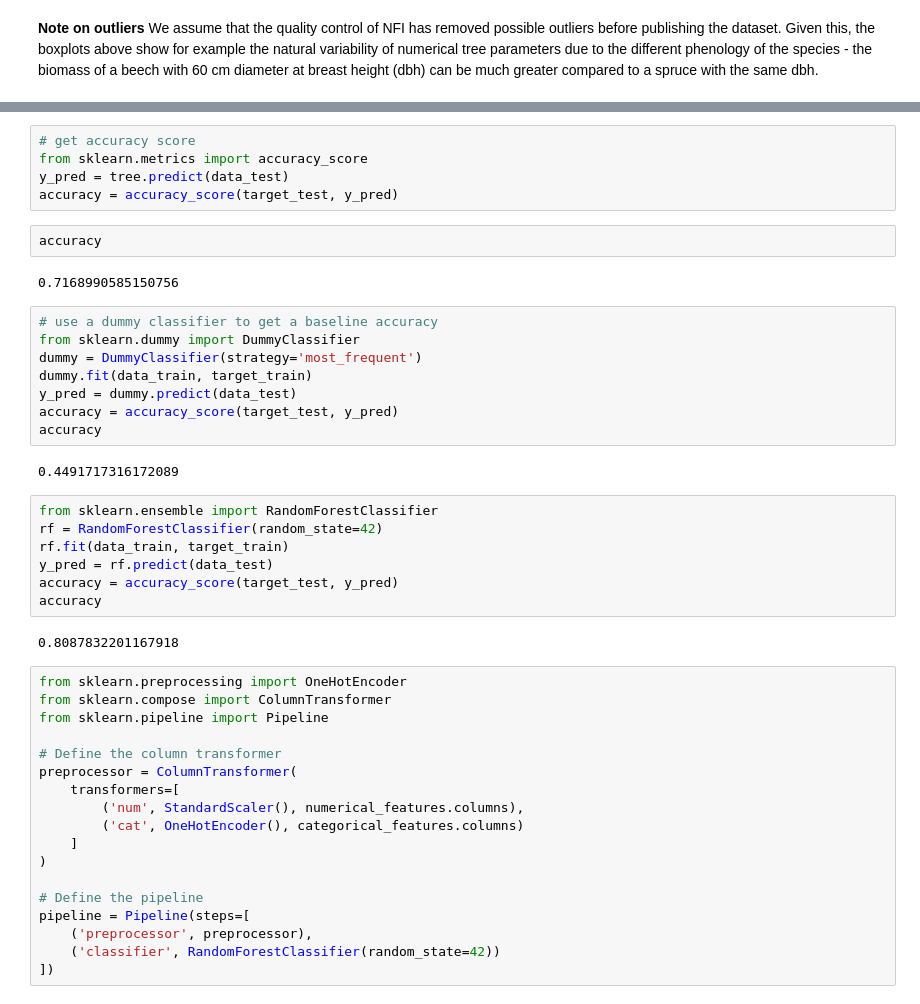
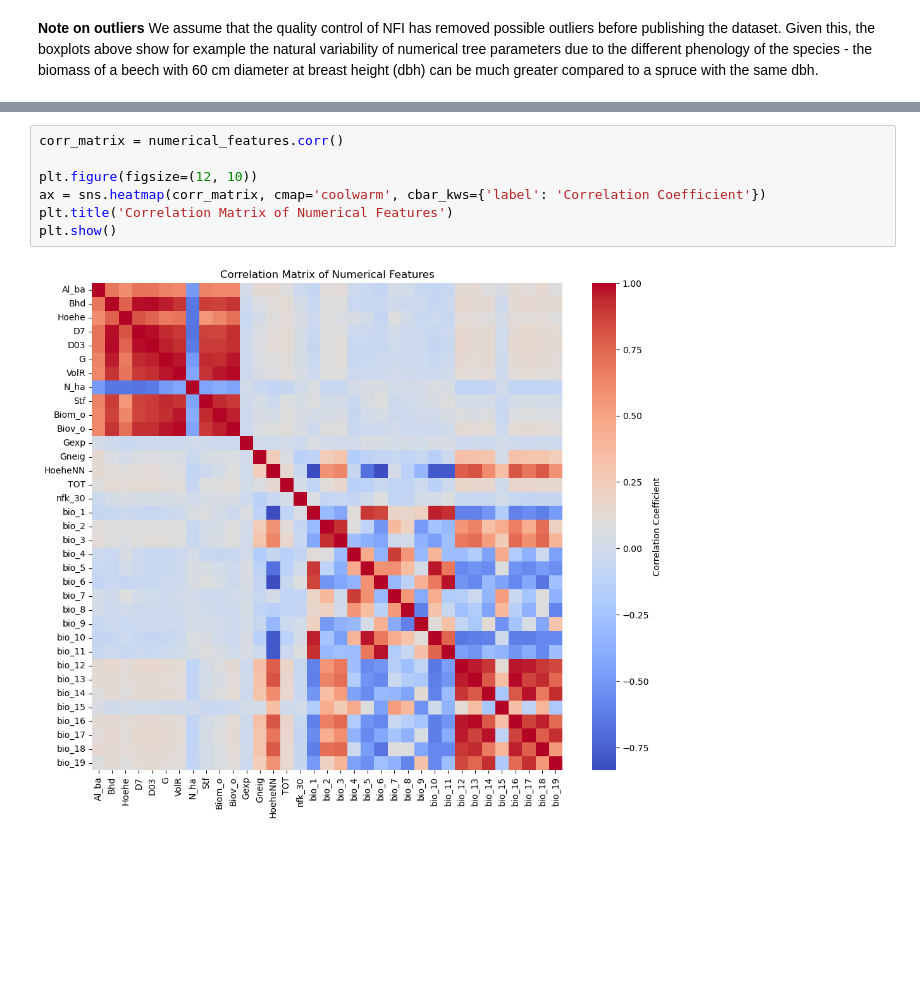
Before and after one commit to hansendav/UBS-ML-24, a Jupyter notebook: notebooks/m1v2_dataset_postprocessing.ipynb, the cells around one changed output, grey strips where cells are left out. Cells and saved outputs as stored; diff of their text form; blank space fills up the shorter version.

```diff
--- a/notebooks/m1v2_dataset_postprocessing.ipynb
+++ b/notebooks/m1v2_dataset_postprocessing.ipynb
@@ -795,46 +706,9 @@ DecisionTreeClassifier(random_state=42)
-# %%
-# get accuracy score
-from sklearn.metrics import accuracy_score
-y_pred = tree.predict(data_test)
-accuracy = accuracy_score(target_test, y_pred)
-# %%
-accuracy
-# %% [output]
-0.7168990585150756
-# %%
-# use a dummy classifier to get a baseline accuracy
-from sklearn.dummy import DummyClassifier
-dummy = DummyClassifier(strategy='most_frequent')
-dummy.fit(data_train, target_train)
-y_pred = dummy.predict(data_test)
-accuracy = accuracy_score(target_test, y_pred)
-accuracy
-# %% [output]
-0.4491717316172089
-# %%
-from sklearn.ensemble import RandomForestClassifier
-rf = RandomForestClassifier(random_state=42)
-rf.fit(data_train, target_train)
-y_pred = rf.predict(data_test)
-accuracy = accuracy_score(target_test, y_pred)
-accuracy
-# %% [output]
-0.8087832201167918
-# %%
-from sklearn.preprocessing import OneHotEncoder
-from sklearn.compose import ColumnTransformer
-from sklearn.pipeline import Pipeline
-
-# Define the column transformer
-preprocessor = ColumnTransformer(
-    transformers=[
-        ('num', StandardScaler(), numerical_features.columns),
-        ('cat', OneHotEncoder(), categorical_features.columns)
-    ]
-)
-
-# Define the pipeline
-pipeline = Pipeline(steps=[
-    ('preprocessor', preprocessor),
-    ('classifier', RandomForestClassifier(random_state=42))
-])
+# %%
+corr_matrix = numerical_features.corr()
+
+plt.figure(figsize=(12, 10))
+ax = sns.heatmap(corr_matrix, cmap='coolwarm', cbar_kws={'label': 'Correlation Coefficient'})
+plt.title('Correlation Matrix of Numerical Features')
+plt.show()
+# %% [output]
+[figure, added]
```
Also changed, not shown: parts of 39 cells of this notebook, 2 other files.
